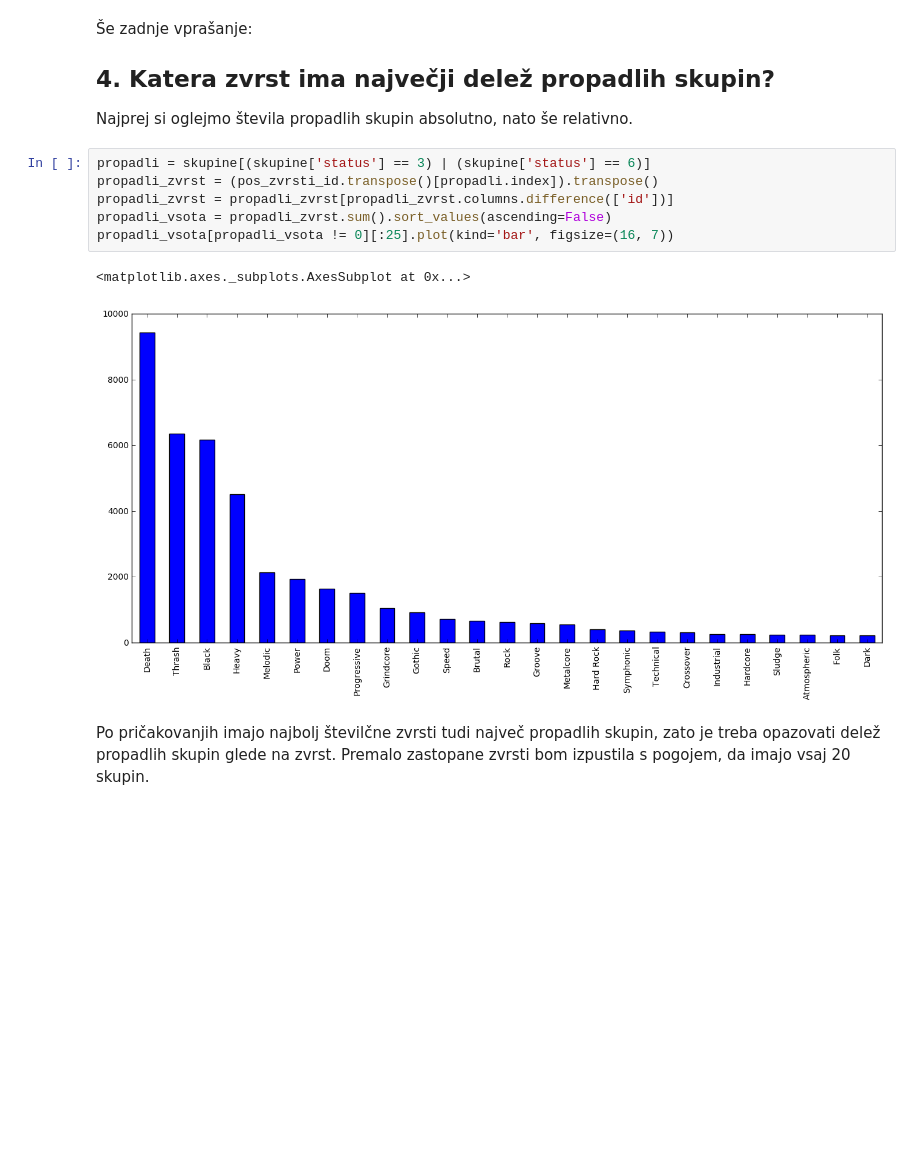
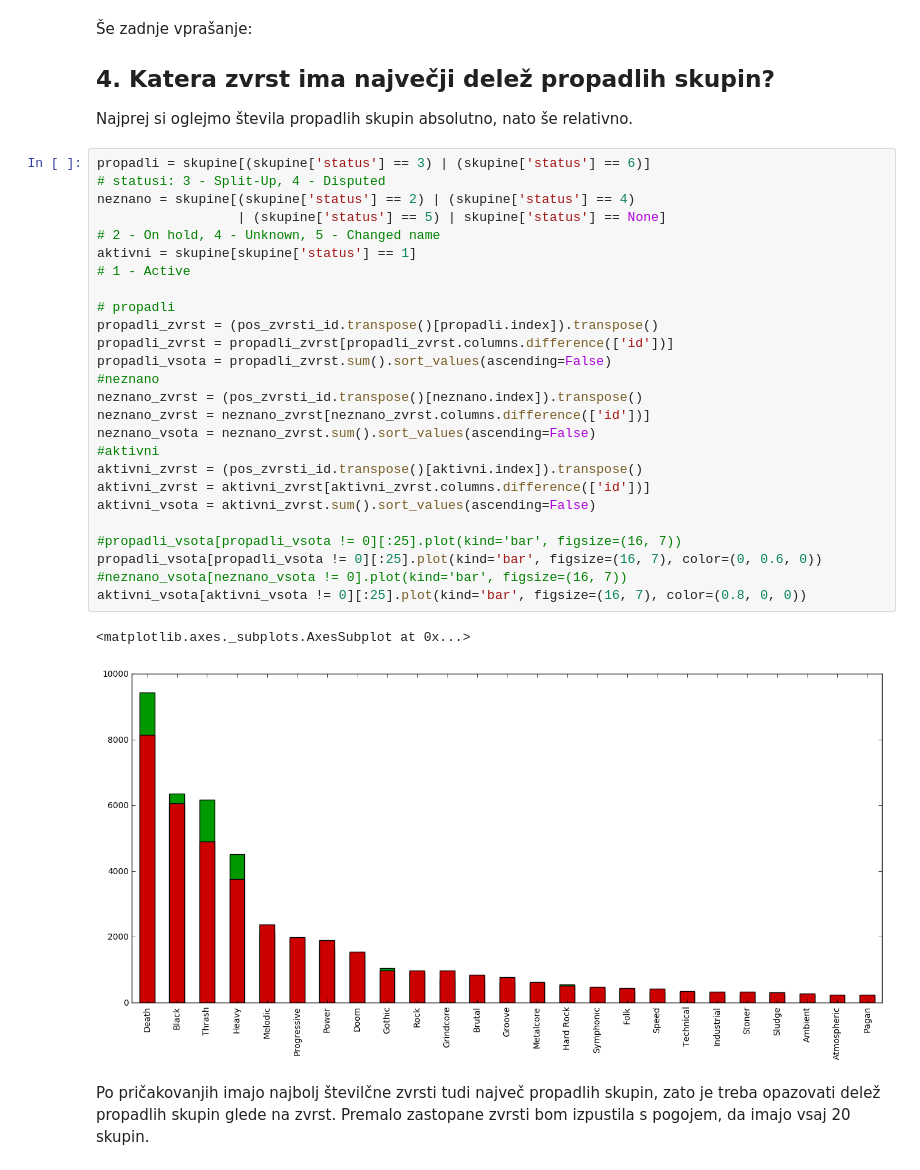
Before and after one commit to h3ll-o-w0rld/Projekt-za-PROG1, a Jupyter notebook: Projekt.ipynb, the cells around one changed output. Cells and saved outputs as stored; diff of their text form; blank space fills up the shorter version.

```diff
--- a/Projekt.ipynb
+++ b/Projekt.ipynb
@@ -161,15 +161,35 @@ utezeno_dict
 ## 4. Katera zvrst ima največji delež propadlih skupin?
 
 Najprej si oglejmo števila propadlih skupin absolutno, nato še relativno.
-# %%
-propadli = skupine[(skupine['status'] == 3) | (skupine['status'] == 6)]
-propadli_zvrst = (pos_zvrsti_id.transpose()[propadli.index]).transpose()
-propadli_zvrst = propadli_zvrst[propadli_zvrst.columns.difference(['id'])]
-propadli_vsota = propadli_zvrst.sum().sort_values(ascending=False)
-propadli_vsota[propadli_vsota != 0][:25].plot(kind='bar', figsize=(16, 7))
-# %% [output]
-<matplotlib.axes._subplots.AxesSubplot at 0x...>
-[figure, removed]
+# %%
+propadli = skupine[(skupine['status'] == 3) | (skupine['status'] == 6)]
+# statusi: 3 - Split-Up, 4 - Disputed
+neznano = skupine[(skupine['status'] == 2) | (skupine['status'] == 4)
+                  | (skupine['status'] == 5) | skupine['status'] == None]
+# 2 - On hold, 4 - Unknown, 5 - Changed name
+aktivni = skupine[skupine['status'] == 1]
+# 1 - Active
+
+# propadli
+propadli_zvrst = (pos_zvrsti_id.transpose()[propadli.index]).transpose()
+propadli_zvrst = propadli_zvrst[propadli_zvrst.columns.difference(['id'])]
+propadli_vsota = propadli_zvrst.sum().sort_values(ascending=False)
+#neznano
+neznano_zvrst = (pos_zvrsti_id.transpose()[neznano.index]).transpose()
+neznano_zvrst = neznano_zvrst[neznano_zvrst.columns.difference(['id'])]
+neznano_vsota = neznano_zvrst.sum().sort_values(ascending=False)
+#aktivni
+aktivni_zvrst = (pos_zvrsti_id.transpose()[aktivni.index]).transpose()
+aktivni_zvrst = aktivni_zvrst[aktivni_zvrst.columns.difference(['id'])]
+aktivni_vsota = aktivni_zvrst.sum().sort_values(ascending=False)
+
+#propadli_vsota[propadli_vsota != 0][:25].plot(kind='bar', figsize=(16, 7))
+propadli_vsota[propadli_vsota != 0][:25].plot(kind='bar', figsize=(16, 7), color=(0, 0.6, 0))
+#neznano_vsota[neznano_vsota != 0].plot(kind='bar', figsize=(16, 7))
+aktivni_vsota[aktivni_vsota != 0][:25].plot(kind='bar', figsize=(16, 7), color=(0.8, 0, 0))
+# %% [output]
+<matplotlib.axes._subplots.AxesSubplot at 0x...>
+[figure, added]
 # %% [markdown]
 Po pričakovanjih imajo najbolj številčne zvrsti tudi največ propadlih skupin, zato je treba opazovati delež propadlih skupin glede na zvrst. Premalo zastopane zvrsti bom izpustila s pogojem, da imajo vsaj 20 skupin.
 # %%
```
Also changed, not shown: parts of 4 cells of this notebook, 1 other file.
